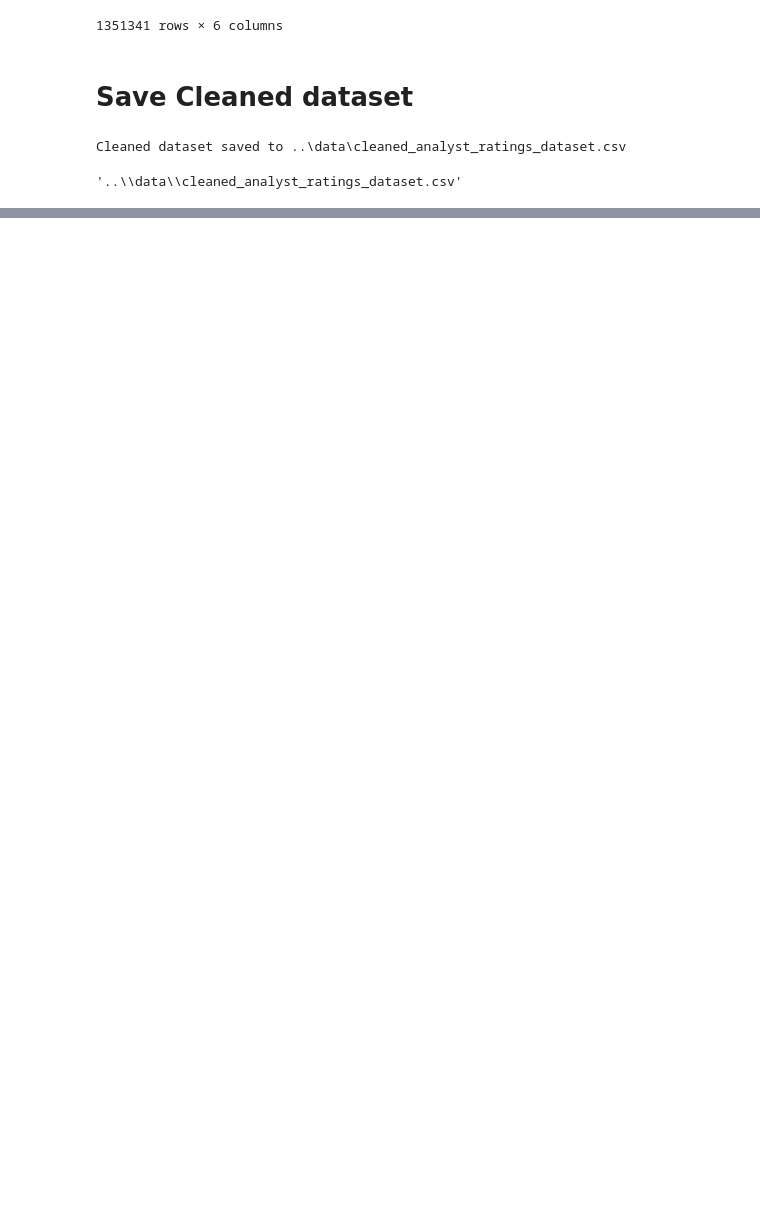
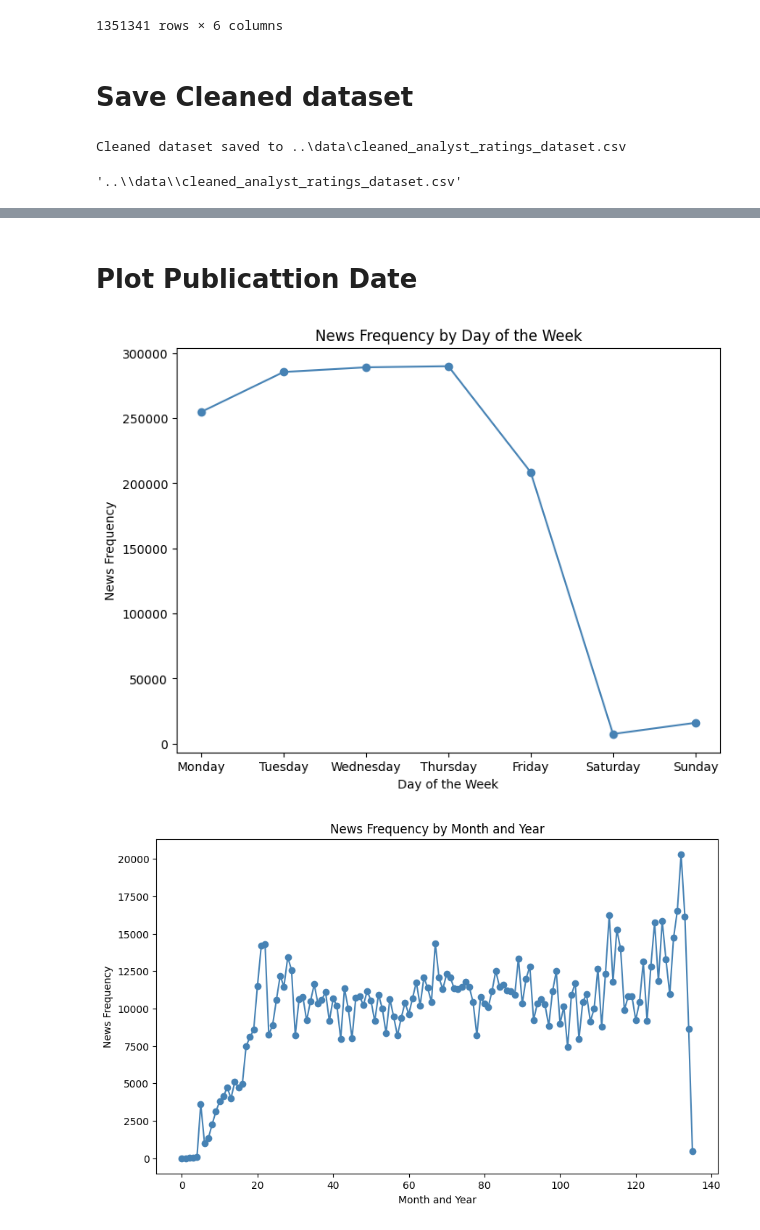
Before and after one commit to YomiyuShambel21/stock-sentiment-analysis, a Jupyter notebook: notebooks/EDA-task_1.ipynb, the cells around one changed output, grey strips where cells are left out. Saved outputs shown, nothing was run; the diff lists cells and outputs as text; code cells hidden in the pictures; blank space fills up the shorter version.

```diff
--- a/notebooks/EDA-task_1.ipynb
+++ b/notebooks/EDA-task_1.ipynb
@@ -138,0 +255,2 @@ Cleaned dataset saved to ..\data\cleaned_analyst_ratings_dataset.csv
+# %%
+news_frequency, news_frequency_monthly = analyze_publication_dates(cleaned_data)
@@ -138,0 +275,7 @@ Cleaned dataset saved to ..\data\cleaned_analyst_ratings_dataset.csv
+# %% [markdown]
+# Plot Publicattion Date
+# %%
+visualize_publication_dates(news_frequency, news_frequency_monthly)
+# %% [output]
+[figure, added]
+[figure, added]
```
Also changed, not shown: parts of 23 cells of this notebook.
